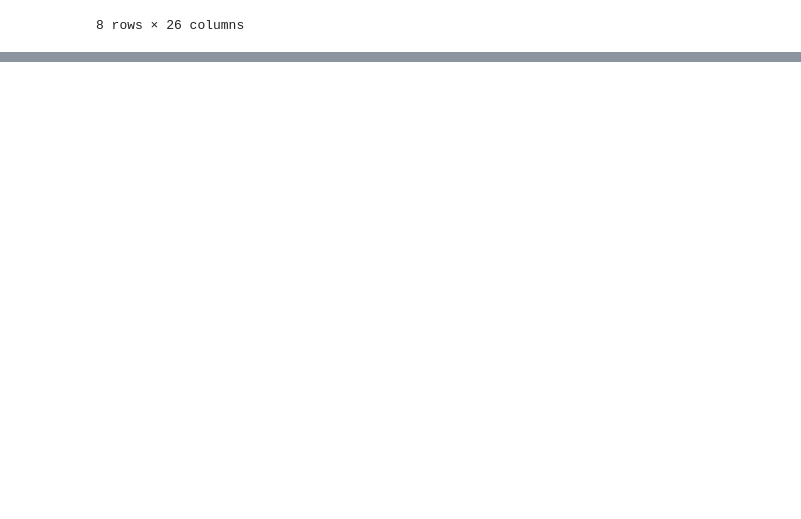
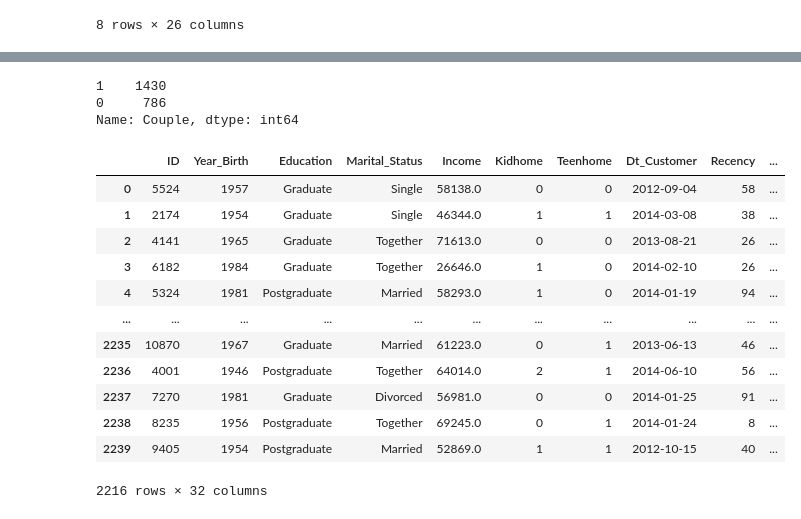
Before and after one commit to Kgs-Mathaba/Customer_Segmentation-Clustering-EDA-, a Jupyter notebook: Custormer_Segmentation_With_K_Means.ipynb, the cells around one changed output, grey strips where cells are left out. Saved outputs shown, nothing was run; the diff lists cells and outputs as text; code cells hidden in the pictures; blank space fills up the shorter version.

```diff
--- a/Custormer_Segmentation_With_K_Means.ipynb
+++ b/Custormer_Segmentation_With_K_Means.ipynb
@@ -52,0 +184,3 @@ df.describe()
+# %%
+df["Age"] = 2014 - df["Year_Birth"]
+df.head(10)
@@ -52,0 +231,3 @@ df.describe()
+# %%
+# Simplify category
+df['Education'] = df['Education'].replace({'Basic':'Undergraduate', "2n Cycle":"Undergraduate", 'Graduation':'Graduate', "Master":"Postgraduate", "PhD":'Postgraduate'})
@@ -52,0 +255,28 @@ df.describe()
+# %%
+# Simplify to Couple or not
+df['Couple'] = df['Marital_Status'].apply(lambda x: 1 if (x == 'Married' or x == 'Together') else 0)
+# %%
+df['Couple'].value_counts()
+# %% [output]
+1    1430
+0     786
+Name: Couple, dtype: int64
+# %%
+# Add "Kidhome" and "Teenhome" as number of children
+df['Children'] = df['Kidhome'] + df['Teenhome']
+# %%
+df
+# %% [output]
+|  | ID | Year_Birth | Education | Marital_Status | Income | Kidhome | Teenhome | Dt_Customer | Recency | ... |
+| 0 | 5524 | 1957 | Graduate | Single | 58138.0 | 0 | 0 | 2012-09-04 | 58 | ... |
+| 1 | 2174 | 1954 | Graduate | Single | 46344.0 | 1 | 1 | 2014-03-08 | 38 | ... |
+| 2 | 4141 | 1965 | Graduate | Together | 71613.0 | 0 | 0 | 2013-08-21 | 26 | ... |
+| 3 | 6182 | 1984 | Graduate | Together | 26646.0 | 1 | 0 | 2014-02-10 | 26 | ... |
+| 4 | 5324 | 1981 | Postgraduate | Married | 58293.0 | 1 | 0 | 2014-01-19 | 94 | ... |
+| ... | ... | ... | ... | ... | ... | ... | ... | ... | ... | ... |
+| 2235 | 10870 | 1967 | Graduate | Married | 61223.0 | 0 | 1 | 2013-06-13 | 46 | ... |
+| 2236 | 4001 | 1946 | Postgraduate | Together | 64014.0 | 2 | 1 | 2014-06-10 | 56 | ... |
+| 2237 | 7270 | 1981 | Graduate | Divorced | 56981.0 | 0 | 0 | 2014-01-25 | 91 | ... |
+| 2238 | 8235 | 1956 | Postgraduate | Together | 69245.0 | 0 | 1 | 2014-01-24 | 8 | ... |
+| 2239 | 9405 | 1954 | Postgraduate | Married | 52869.0 | 1 | 1 | 2012-10-15 | 40 | ... |
+2216 rows × 32 columns
```
Also changed, not shown: parts of 43 cells of this notebook.
